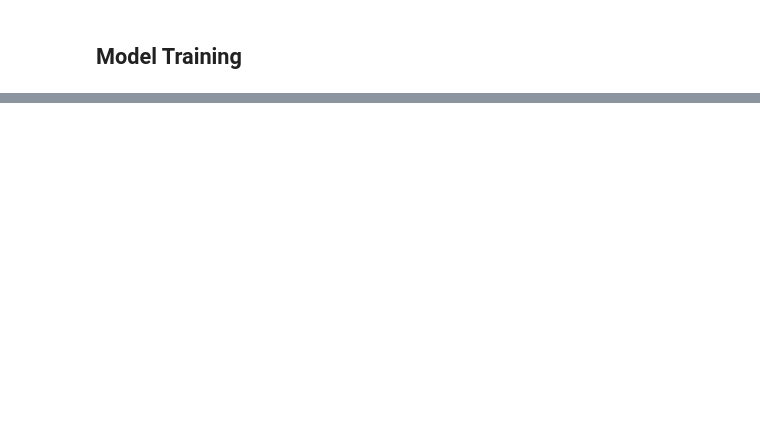
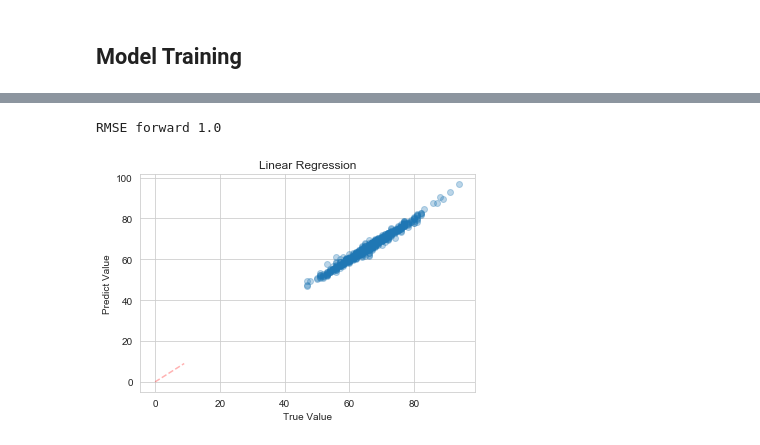
Before and after one commit to mdjoh/CEBD1260-Project, a Jupyter notebook: Week 5 - Machine Learning.ipynb, the cells around one changed output, grey strips where cells are left out. Cells and saved outputs as stored; diff of their text form; code cells hidden in the pictures; blank space fills up the shorter version.

```diff
--- a/Week 5 - Machine Learning.ipynb
+++ b/Week 5 - Machine Learning.ipynb
@@ -55,0 +111,7 @@ df.head()
+# %%
+df_forward = pd.DataFrame(df_forward)
+df_midfielder = pd.DataFrame(df_midfielder)
+df_defender = pd.DataFrame(df_defender)
+df_goalie = pd.DataFrame(df_goalie)
+df_np= pd.DataFrame(df_np)
+df_forward.head()
@@ -56,5 +130,5 @@ df.head()
+# %%
+X_columns = list(set(df.columns)-set(['Name', 'Nationality', 'Club','Overall', 'Work Rate','Preferred Foot', 'Attack Work Rate', 'Defensive Work Rate', 'Position']))
+y_column = ['Overall']
 # %% [markdown]
 ## Model Training
-# %%
-X_columns = list(set(list(df.columns))-set(['Overall']))
-y_column = ['Overall']
@@ -60,0 +201,33 @@ y_column = ['Overall']
+# %%
+model_forward= LinearRegression()
+model_goalie= LinearRegression()
+model_midfielder= LinearRegression()
+model_defender= LinearRegression()
+model_np= LinearRegression()
+
+model_forward.fit(X_forward_train, y_forward_train)
+y_forward_pred = model_forward.predict(X_forward_test)
+
+model_midfielder.fit(X_midfielder_train, y_midfielder_train)
+y_midfielder_pred = model_midfielder.predict(X_midfielder_test)
+
+model_defender.fit(X_defender_train, y_defender_train)
+y_defender_pred = model_defender.predict(X_defender_test)
+
+model_goalie.fit(X_goalie_train, y_goalie_train)
+y_goalie_pred = model_goalie.predict(X_goalie_test)
+
+model_np.fit(X_np_train, y_np_train)
+y_np_pred = model_np.predict(X_np_test)
+# %%
+rmse = np.sqrt(mean_squared_error(y_forward_test, y_forward_pred))
+print('RMSE forward', round(rmse, 2))
+plt.scatter(y_forward_test, y_forward_pred, alpha=0.3)
+plt.plot(range(0,10), range(0,10), '--r', alpha=0.3, label='Line1')
+plt.title('Linear Regression')
+plt.xlabel('True Value')
+plt.ylabel('Predict Value')
+plt.show()
+# %% [output]
+RMSE forward 1.0
+[figure, added]
```
Also changed, not shown: parts of 13 cells of this notebook.
